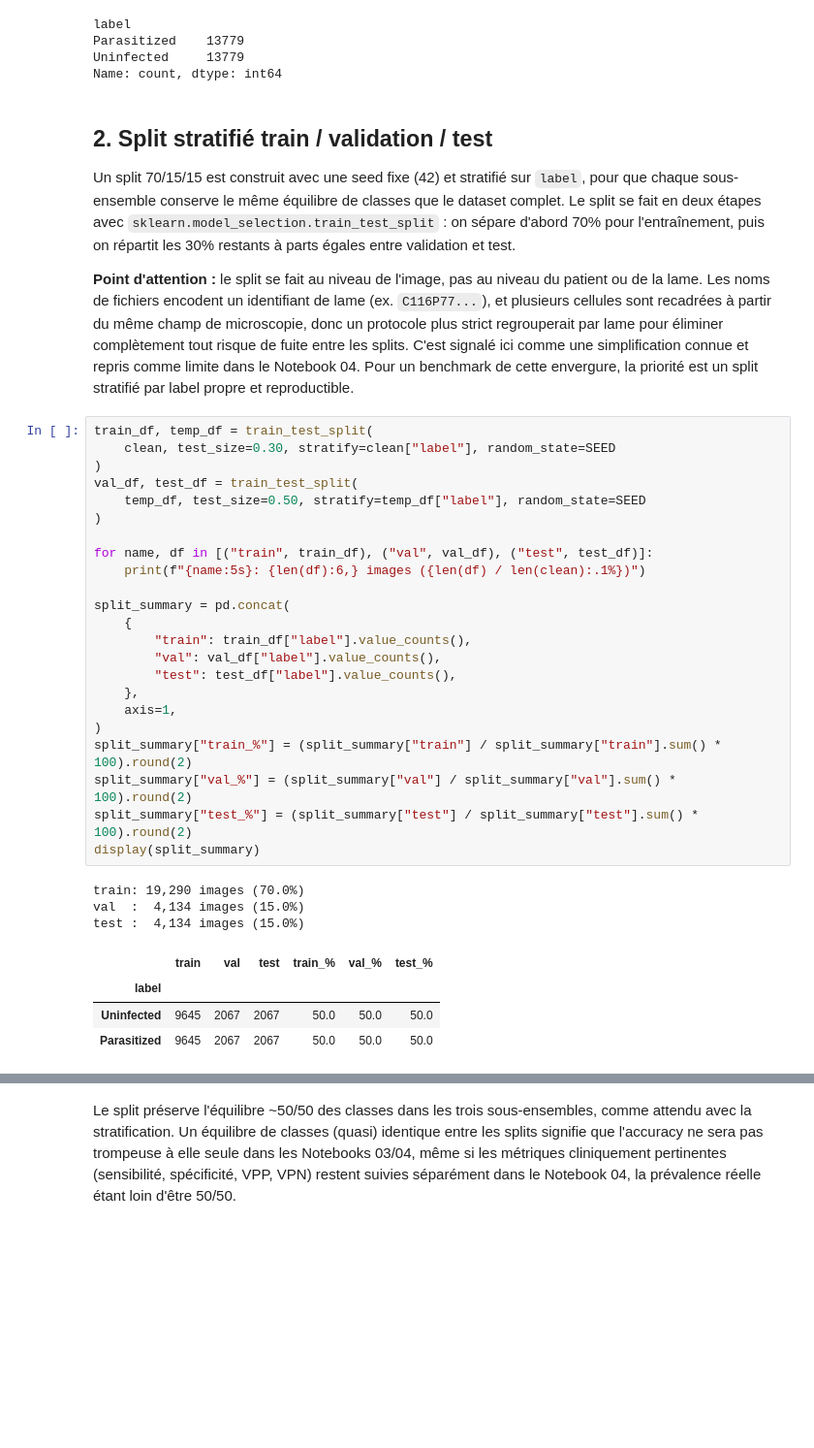
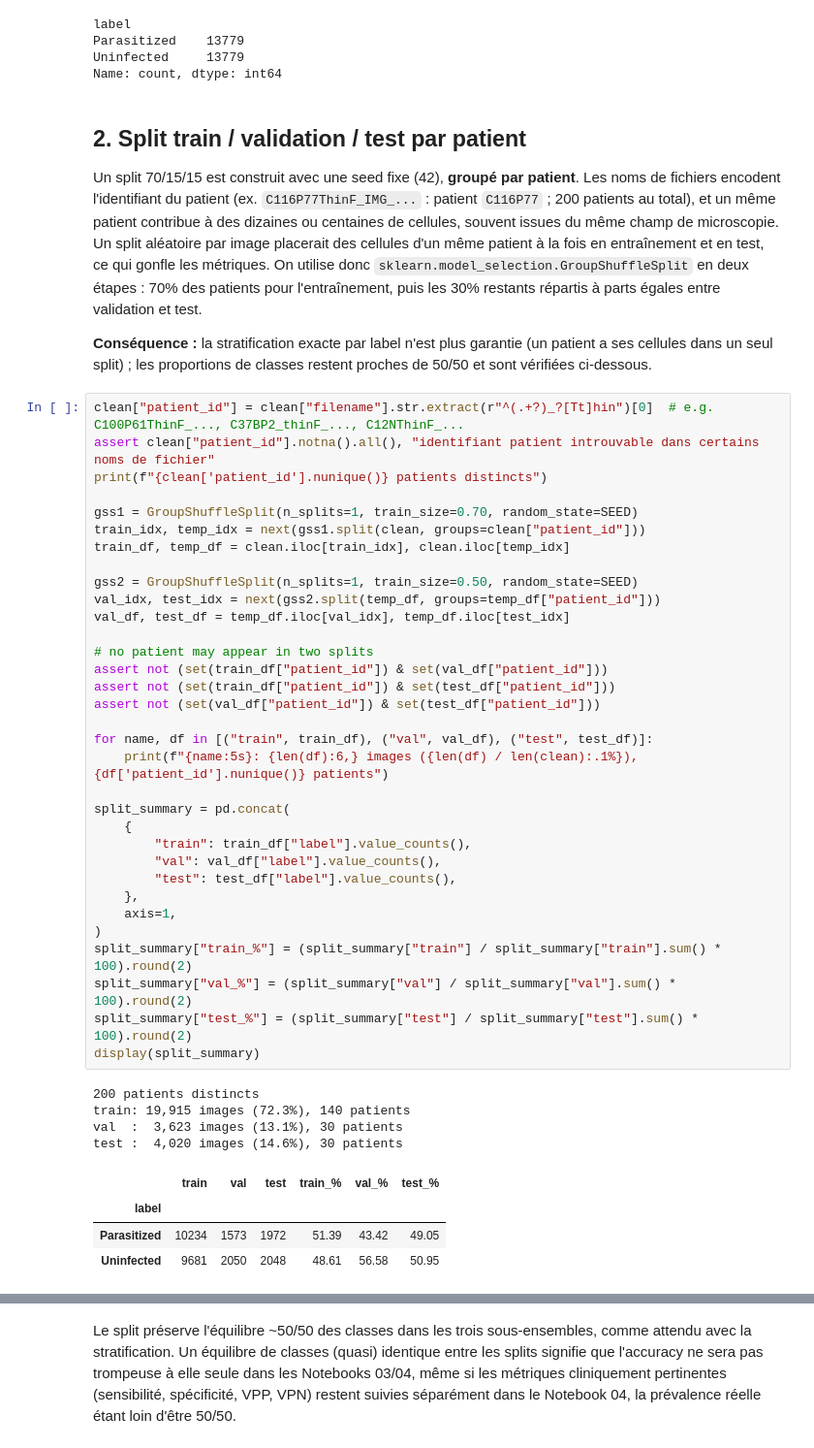
Before and after one commit to juliettebm/malaria-microscopy-deep-learning, a Jupyter notebook: 02_preprocessing_annotated_dataset.ipynb, the cells around one changed output, grey strips where cells are left out. Shown at 97% size. Saved outputs shown, nothing was run; the diff lists cells and outputs as text; blank space fills up the shorter version.

```diff
--- a/02_preprocessing_annotated_dataset.ipynb
+++ b/02_preprocessing_annotated_dataset.ipynb
@@ -53,42 +53,53 @@ Parasitized    13779
 Uninfected     13779
 Name: count, dtype: int64
 # %% [markdown]
-## 2. Split stratifié train / validation / test
+## 2. Split train / validation / test par patient
 
-Un split 70/15/15 est construit avec une seed fixe (42) et stratifié sur `label`, pour que chaque sous-ensemble conserve le même équilibre de classes que le dataset complet. Le split se fait en deux étapes avec `sklearn.model_selection.train_test_split` : on sépare d'abord 70% pour l'entraînement, puis on répartit les 30% restants à parts égales entre validation et test.
+Un split 70/15/15 est construit avec une seed fixe (42), **groupé par patient**. Les noms de fichiers encodent l'identifiant du patient (ex. `C116P77ThinF_IMG_...` : patient `C116P77` ; 200 patients au total), et un même patient contribue à des dizaines ou centaines de cellules, souvent issues du même champ de microscopie. Un split aléatoire par image placerait des cellules d'un même patient à la fois en entraînement et en test, ce qui gonfle les métriques. On utilise donc `sklearn.model_selection.GroupShuffleSplit` en deux étapes : 70% des patients pour l'entraînement, puis les 30% restants répartis à parts égales entre validation et test.
 
-**Point d'attention :** le split se fait au niveau de l'image, pas au niveau du patient ou de la lame. Les noms de fichiers encodent un identifiant de lame (ex. `C116P77...`), et plusieurs cellules sont recadrées à partir du même champ de microscopie, donc un protocole plus strict regrouperait par lame pour éliminer complètement tout risque de fuite entre les splits. C'est signalé ici comme une simplification connue et repris comme limite dans le Notebook 04. Pour un benchmark de cette envergure, la priorité est un split stratifié par label propre et reproductible.
+**Conséquence :** la stratification exacte par label n'est plus garantie (un patient a ses cellules dans un seul split) ; les proportions de classes restent proches de 50/50 et sont vérifiées ci-dessous.
 # %%
-train_df, temp_df = train_test_split(
-    clean, test_size=0.30, stratify=clean["label"], random_state=SEED
-)
-val_df, test_df = train_test_split(
-    temp_df, test_size=0.50, stratify=temp_df["label"], random_state=SEED
-)
+clean["patient_id"] = clean["filename"].str.extract(r"^(.+?)_?[Tt]hin")[0]  # e.g. C100P61ThinF_..., C37BP2_thinF_..., C12NThinF_...
+assert clean["patient_id"].notna().all(), "identifiant patient introuvable dans certains noms de fichier"
+print(f"{clean['patient_id'].nunique()} patients distincts")
+
+gss1 = GroupShuffleSplit(n_splits=1, train_size=0.70, random_state=SEED)
+train_idx, temp_idx = next(gss1.split(clean, groups=clean["patient_id"]))
+train_df, temp_df = clean.iloc[train_idx], clean.iloc[temp_idx]
+
+gss2 = GroupShuffleSplit(n_splits=1, train_size=0.50, random_state=SEED)
+val_idx, test_idx = next(gss2.split(temp_df, groups=temp_df["patient_id"]))
+val_df, test_df = temp_df.iloc[val_idx], temp_df.iloc[test_idx]
+
+# no patient may appear in two splits
+assert not (set(train_df["patient_id"]) & set(val_df["patient_id"]))
+assert not (set(train_df["patient_id"]) & set(test_df["patient_id"]))
+assert not (set(val_df["patient_id"]) & set(test_df["patient_id"]))
 
 for name, df in [("train", train_df), ("val", val_df), ("test", test_df)]:
-    print(f"{name:5s}: {len(df):6,} images ({len(df) / len(clean):.1%})")
+    print(f"{name:5s}: {len(df):6,} images ({len(df) / len(clean):.1%}), {df['patient_id'].nunique()} patients")
 
 split_summary = pd.concat(
     {
         "train": train_df["label"].value_counts(),
         "val": val_df["label"].value_counts(),
         "test": test_df["label"].value_counts(),
     },
     axis=1,
 )
 split_summary["train_%"] = (split_summary["train"] / split_summary["train"].sum() * 100).round(2)
 split_summary["val_%"] = (split_summary["val"] / split_summary["val"].sum() * 100).round(2)
 split_summary["test_%"] = (split_summary["test"] / split_summary["test"].sum() * 100).round(2)
 display(split_summary)
 # %% [output]
-train: 19,290 images (70.0%)
-val  :  4,134 images (15.0%)
-test :  4,134 images (15.0%)
+200 patients distincts
+train: 19,915 images (72.3%), 140 patients
+val  :  3,623 images (13.1%), 30 patients
+test :  4,020 images (14.6%), 30 patients
 |  | train | val | test | train_% | val_% | test_% |
 | label |  |  |  |  |  |  |
-| Uninfected | 9645 | 2067 | 2067 | 50.0 | 50.0 | 50.0 |
-| Parasitized | 9645 | 2067 | 2067 | 50.0 | 50.0 | 50.0 |
+| Parasitized | 10234 | 1573 | 1972 | 51.39 | 43.42 | 49.05 |
+| Uninfected | 9681 | 2050 | 2048 | 48.61 | 56.58 | 50.95 |
 # %%
 plt.figure(figsize=(7, 4))
 plot_df = split_summary[["train", "val", "test"]].reset_index().melt(
```
Also changed, not shown: parts of 5 cells of this notebook, 4 other files.
